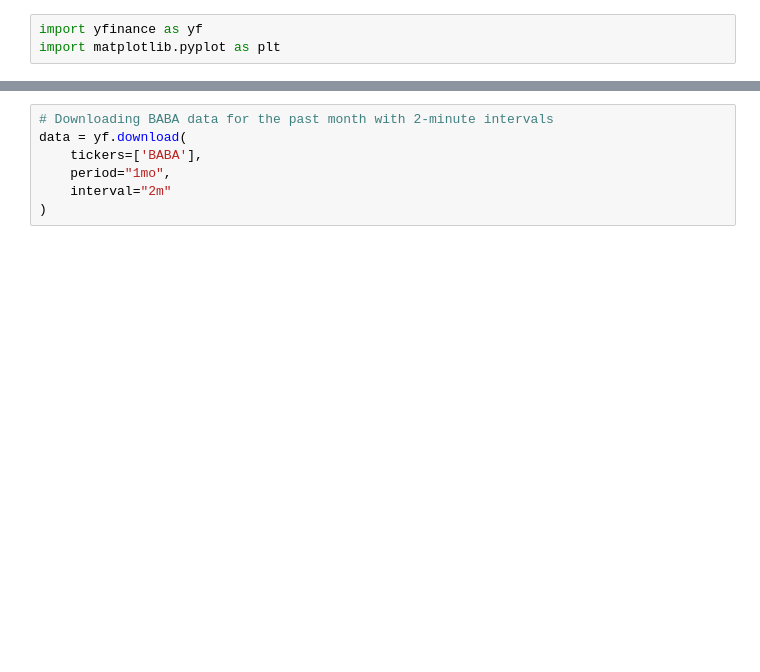
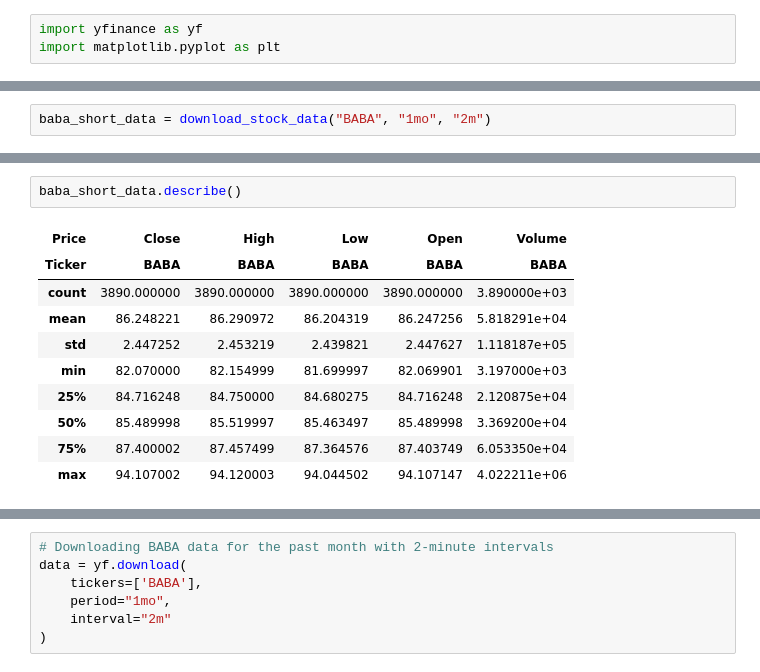
Before and after one commit to surak-alf/STOCK, a Jupyter notebook: notebooks/BABA_SHORT.ipynb, the cells around one changed output, grey strips where cells are left out. Drawn from its saved outputs; the diff is of its cells as text; blank space fills up the shorter version.

```diff
--- a/notebooks/BABA_SHORT.ipynb
+++ b/notebooks/BABA_SHORT.ipynb
@@ -3,0 +16,2 @@ import matplotlib.pyplot as plt
+# %%
+baba_short_data = download_stock_data("BABA", "1mo", "2m")
@@ -3,0 +56,13 @@ import matplotlib.pyplot as plt
+# %%
+baba_short_data.describe()
+# %% [output]
+| Price | Close | High | Low | Open | Volume |
+| Ticker | BABA | BABA | BABA | BABA | BABA |
+| count | 3890.000000 | 3890.000000 | 3890.000000 | 3890.000000 | 3.890000e+03 |
+| mean | 86.248221 | 86.290972 | 86.204319 | 86.247256 | 5.818291e+04 |
+| std | 2.447252 | 2.453219 | 2.439821 | 2.447627 | 1.118187e+05 |
+| min | 82.070000 | 82.154999 | 81.699997 | 82.069901 | 3.197000e+03 |
+| 25% | 84.716248 | 84.750000 | 84.680275 | 84.716248 | 2.120875e+04 |
+| 50% | 85.489998 | 85.519997 | 85.463497 | 85.489998 | 3.369200e+04 |
+| 75% | 87.400002 | 87.457499 | 87.364576 | 87.403749 | 6.053350e+04 |
+| max | 94.107002 | 94.120003 | 94.044502 | 94.107147 | 4.022211e+06 |
```
Also changed, not shown: parts of 11 cells of this notebook, 14 other files.
